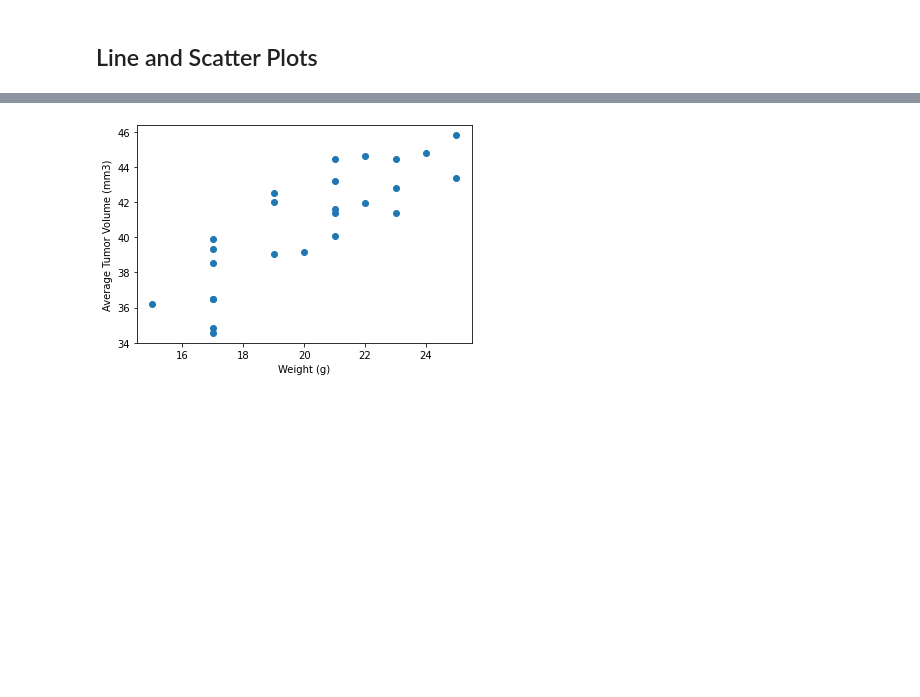
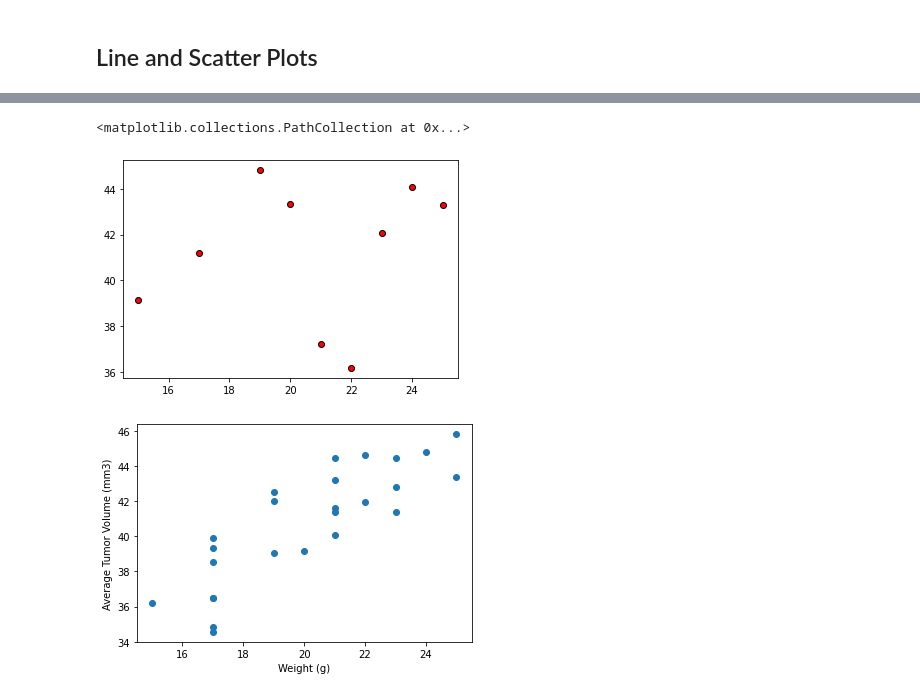
Before and after one commit to Trevor-Velez/matplotlib-challenge, a Jupyter notebook: Pymaceuticals/pymaceuticals_starter.ipynb, the cells around one changed output, grey strips where cells are left out. Saved outputs shown, nothing was run; the diff lists cells and outputs as text; code cells hidden in the pictures; blank space fills up the shorter version.

```diff
--- a/Pymaceuticals/pymaceuticals_starter.ipynb
+++ b/Pymaceuticals/pymaceuticals_starter.ipynb
@@ -304,0 +319,4 @@ plt.show()
+# %%
+cap_df2 = clean_df.loc[(clean_df["Drug Regimen"] == 'Capomulin')]
+
+cap_df2
@@ -305,3 +337,17 @@ plt.show()
+# %%
+cap_df3 = cap_df2.groupby(["Weight (g)"])['Tumor Volume (mm3)'].agg(['mean'])
+
+
+weight = cap_df2['Weight (g)'].unique()
+t_vol = cap_df3['mean']
+
+# print(len(weight))
+# print(len(t_vol))
+
+plt.scatter(weight, t_vol, marker="o", facecolors="red", edgecolors="black")
+# %% [output]
+<matplotlib.collections.PathCollection at 0x...>
+[figure, added]
 # %%
 # Generate a scatter plot of average tumor volume vs. mouse weight for the Capomulin regimen
 # %% [output]
```
Also changed, not shown: parts of 3 cells of this notebook.
